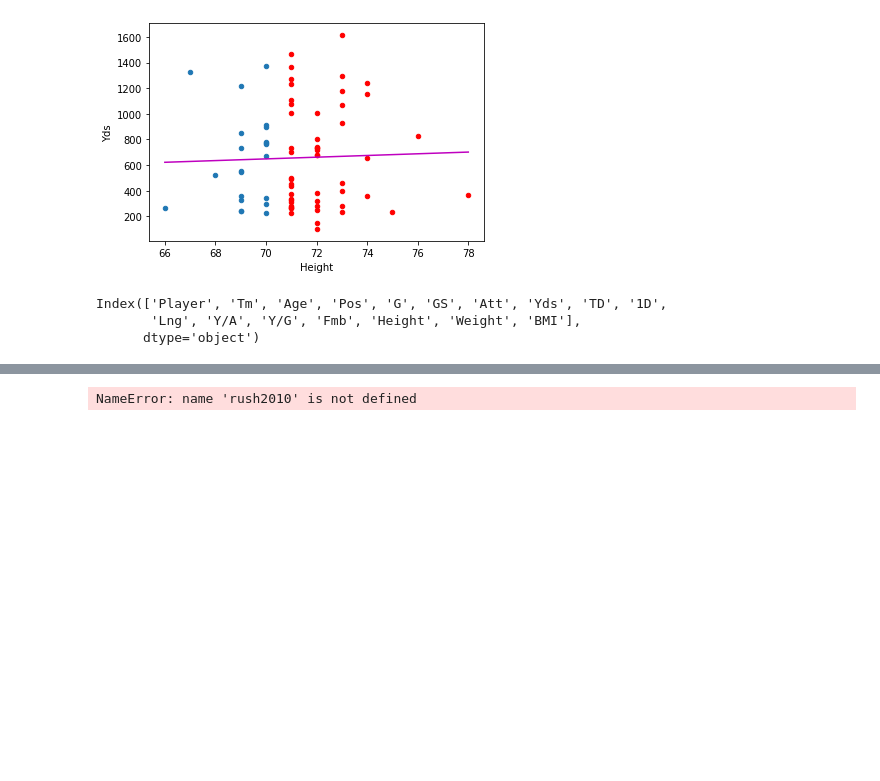
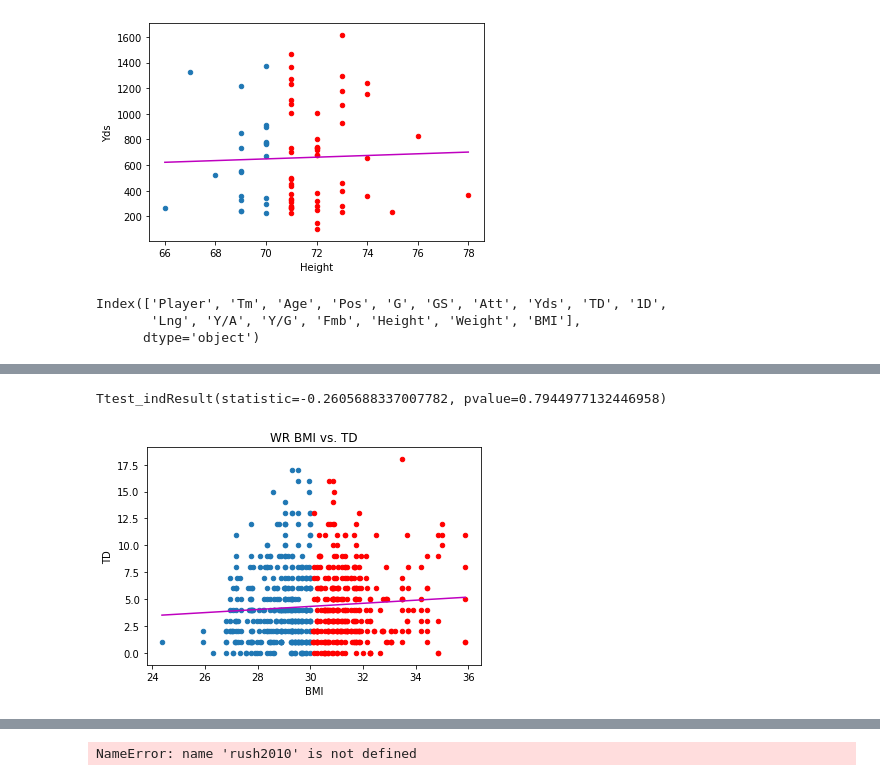
Before and after one commit to shaikh23/Nfl-Analysis, a Jupyter notebook: Rushing.ipynb, the cells around one changed output, grey strips where cells are left out. Cells and saved outputs as stored; diff of their text form; code cells hidden in the pictures; blank space fills up the shorter version.

```diff
--- a/Rushing.ipynb
+++ b/Rushing.ipynb
@@ -125,2 +134,8 @@ Ttest_indResult(statistic=-0.3582069694811531, pvalue=0.7202908656282379)
+# %%
+plot_sig(past_decade, 'BMI', 30, 'TD')
+plt.savefig('rbbmiscattd.png')
+# %% [output]
+Ttest_indResult(statistic=-0.2605688337007782, pvalue=0.7944977132446958)
+[figure, added]
 # %%
 plot_sig(past_decade, 'Height', 71, 'TD')
```
Also changed, not shown: parts of 12 cells of this notebook.
